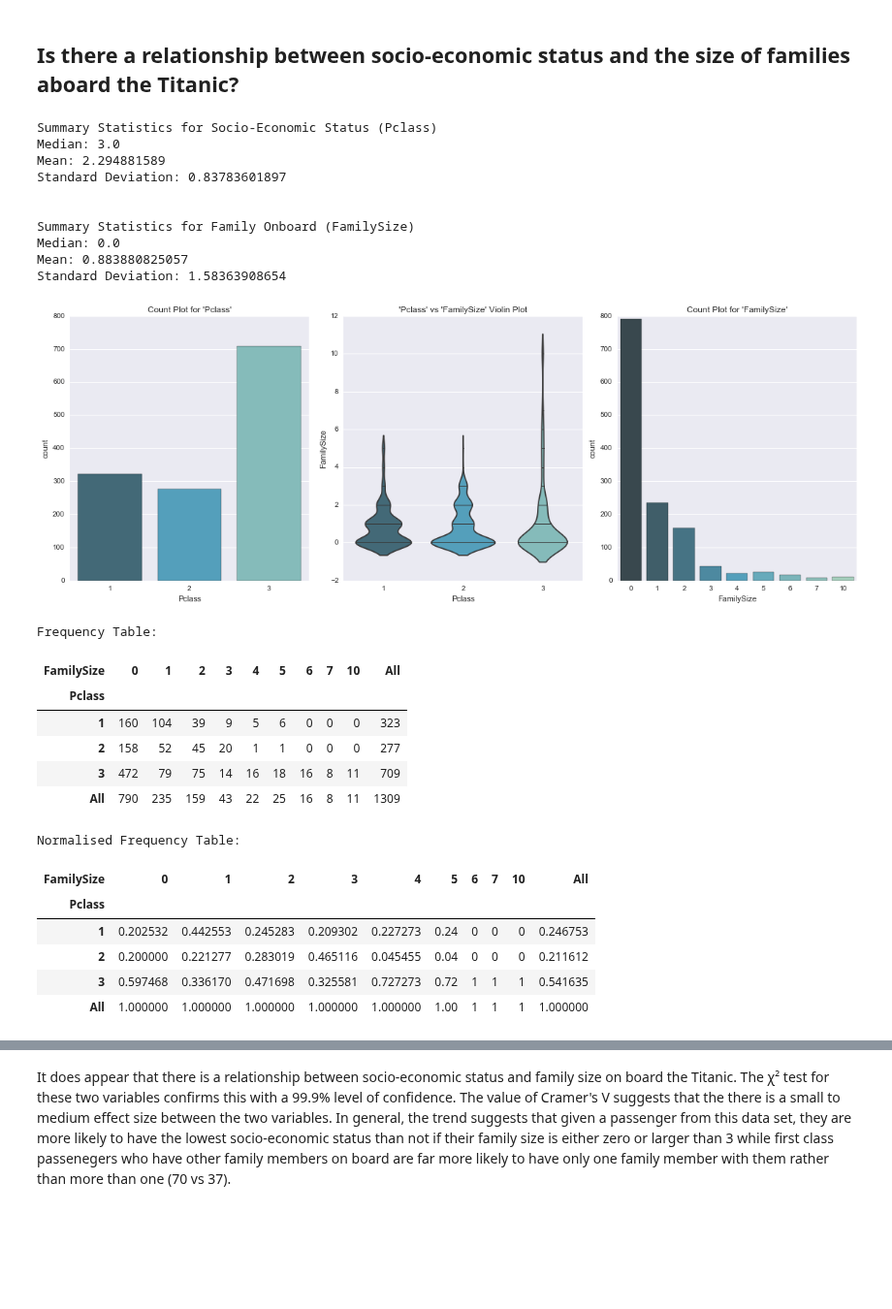
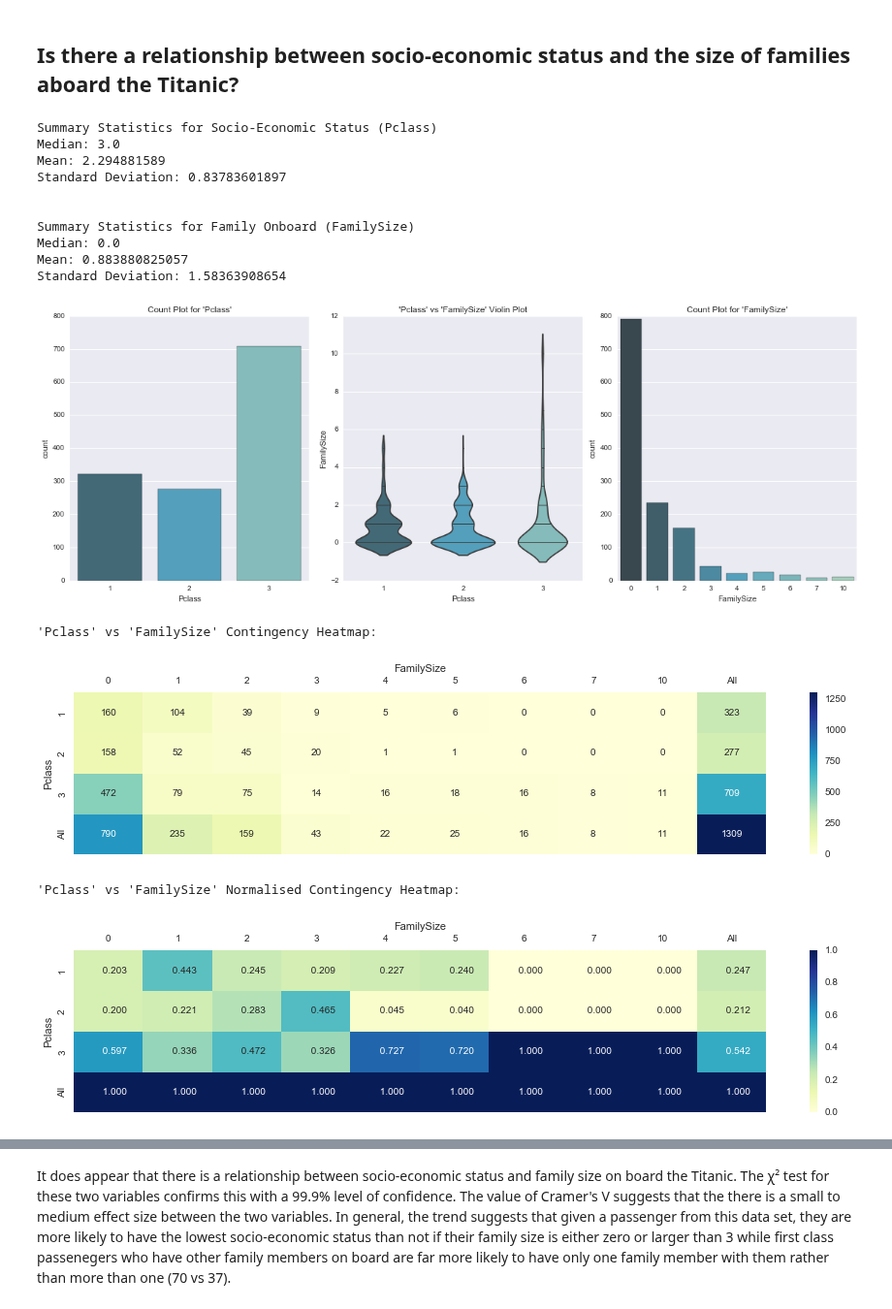
Before and after one commit to eminnett/da-nanodegree-investigate-a-dataset, a Jupyter notebook: investigating_the_titanic_dataset.ipynb, the cells around one changed output, grey strips where cells are left out. Shown at 97% size. Saved outputs shown, nothing was run; the diff lists cells and outputs as text; code cells hidden in the pictures; blank space fills up the shorter version.

Commit message:
Converted contingency tables to heatmaps.

```diff
--- a/investigating_the_titanic_dataset.ipynb
+++ b/investigating_the_titanic_dataset.ipynb
@@ -262,9 +262,35 @@ def visual_analysis_of_two_categorical_variables(var_a, var_b, df=mod_titanic_df
     sns.plt.tight_layout()
     sns.plt.show()
 
-# TODO: Consider rendering the contingency tables as HeatMaps.
+def all_values_are_integers(df):
+    """ Determines whether all of the values in DataFrame are integers.
+    NB: This function won't work if the DataFrame is made up of mixed types.
+    """
+    types = set(df.dtypes.apply(str))
+    df_contains_only_ints = len(types) == 1 and 'int64' in types
+    df_contains_only_floats = len(types) == 1 and 'float64' in types
+    return df_contains_only_ints or (df_contains_only_floats and
+                                     np.sum(df.applymap(str).applymap(lambda x: int(x.split('.')[1])).values) == 0)
 
-def table_of_frequencies(var_a, var_b, df=mod_titanic_df, margins=False, normalise=False, axis='columns'):
+def heatmap(df, title):
+    """ TODO: Comment and explain this function.
+    """
+    if all_values_are_integers(df):
+        df = df.applymap(int)
+        fmt = "d"
+    else:
+        fmt = "10.3f"
+
+    print title
+    colour_palette = "YlGnBu"
+    sns.plt.figure(figsize=(16, 3))
+    ax = sns.heatmap(df, annot=True, fmt=fmt, cmap=colour_palette)
+    ax.xaxis.set_label_position('top')
+    ax.xaxis.tick_top()
+    sns.plt.show()
+
+
+def table_of_frequencies(var_a, var_b, df=mod_titanic_df, margins=True, normalise=False, axis='columns'):
     """ Creates a contingency table of the frequency of records that match the combination of features
     represented by the intersection of rows and columns. The contingency table can be very valuable when
     investigating the exact values that define the relationship between the two given variables [5].
@@ -292,7 +318,7 @@ def chi_squared_and_carmers_v_anlysis(var_a, var_b, df=mod_titanic_df):
     This function includes the results of a Cramer's V measure of association.
     """
     vars_str = var_a + " and " + var_b
-    freq_tab = table_of_frequencies(var_a, var_b, df)
+    freq_tab = table_of_frequencies(var_a, var_b, df, margins=False)
     alpha = 0.001
     conf = (1 - alpha)*100
     print "χ²: " + vars_str
@@ -338,41 +364,31 @@ def cramers_v_anlysis(vars_str, chi2, pivot_table_shape, df=mod_titanic_df):
 # %%
 descriptive_statistics_of_numeric_series('Pclass', "Socio-Economic Status (Pclass)")
 descriptive_statistics_of_numeric_series('FamilySize', "Family Onboard (FamilySize)")
 visual_analysis_of_two_categorical_variables('Pclass', 'FamilySize')
 
-print "Frequency Table:"
-display(table_of_frequencies('Pclass', 'FamilySize', mod_titanic_df, margins=True))
+heatmap_title = "'Pclass' vs 'FamilySize' Contingency Heatmap:"
+heatmap(table_of_frequencies('Pclass', 'FamilySize', mod_titanic_df), heatmap_title)
 
-print "Normalised Frequency Table:"
-display(table_of_frequencies('Pclass', 'FamilySize', mod_titanic_df, margins=True, normalise=True))
+heatmap_title = "'Pclass' vs 'FamilySize' Normalised Contingency Heatmap:"
+heatmap(table_of_frequencies('Pclass', 'FamilySize', mod_titanic_df, normalise=True), heatmap_title)
 
 chi_squared_and_carmers_v_anlysis('Pclass', 'FamilySize')
 # %% [output]
 Summary Statistics for Socio-Economic Status (Pclass)
 Median: 3.0
 Mean: 2.294881589
 Standard Deviation: 0.83783601897
 
 
 Summary Statistics for Family Onboard (FamilySize)
 Median: 0.0
 Mean: 0.883880825057
 Standard Deviation: 1.58363908654
 [figure]
-Frequency Table:
+'Pclass' vs 'FamilySize' Contingency Heatmap:
-| FamilySize | 0 | 1 | 2 | 3 | 4 | 5 | 6 | 7 | 10 | All |
-| Pclass |  |  |  |  |  |  |  |  |  |  |
-| 1 | 160 | 104 | 39 | 9 | 5 | 6 | 0 | 0 | 0 | 323 |
-| 2 | 158 | 52 | 45 | 20 | 1 | 1 | 0 | 0 | 0 | 277 |
-| 3 | 472 | 79 | 75 | 14 | 16 | 18 | 16 | 8 | 11 | 709 |
-| All | 790 | 235 | 159 | 43 | 22 | 25 | 16 | 8 | 11 | 1309 |
+[figure, added]
-Normalised Frequency Table:
+'Pclass' vs 'FamilySize' Normalised Contingency Heatmap:
-| FamilySize | 0 | 1 | 2 | 3 | 4 | 5 | 6 | 7 | 10 | All |
-| Pclass |  |  |  |  |  |  |  |  |  |  |
-| 1 | 0.202532 | 0.442553 | 0.245283 | 0.209302 | 0.227273 | 0.24 | 0 | 0 | 0 | 0.246753 |
-| 2 | 0.200000 | 0.221277 | 0.283019 | 0.465116 | 0.045455 | 0.04 | 0 | 0 | 0 | 0.211612 |
-| 3 | 0.597468 | 0.336170 | 0.471698 | 0.325581 | 0.727273 | 0.72 | 1 | 1 | 1 | 0.541635 |
-| All | 1.000000 | 1.000000 | 1.000000 | 1.000000 | 1.000000 | 1.00 | 1 | 1 | 1 | 1.000000 |
+[figure, added]
 χ²: Pclass and FamilySize
 H0: The null hypothesis for this χ² test is that Pclass and FamilySize are independent of each other.
 HA: The alternative hypothesis for this χ² test is that Pclass and FamilySize are in some way dependent.
```
Also changed, not shown: parts of 6 cells of this notebook.
